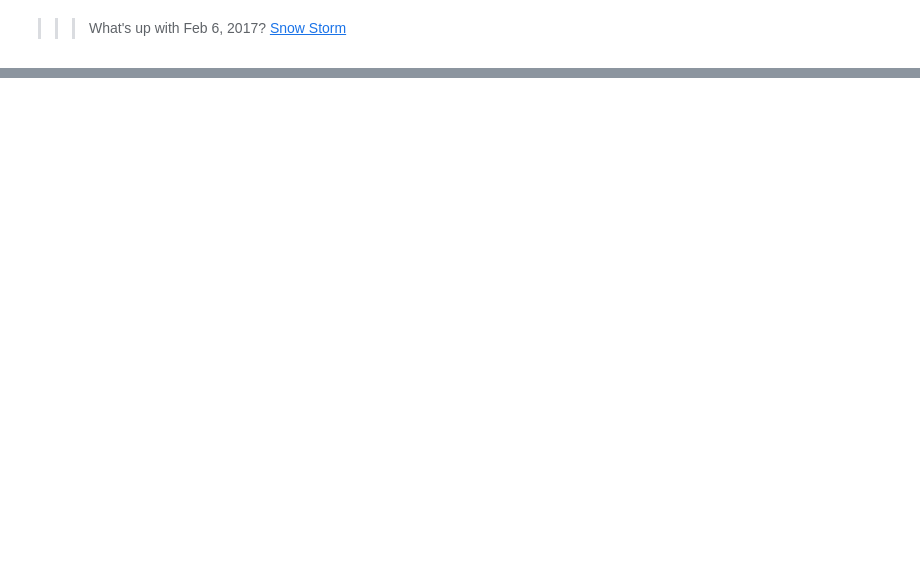
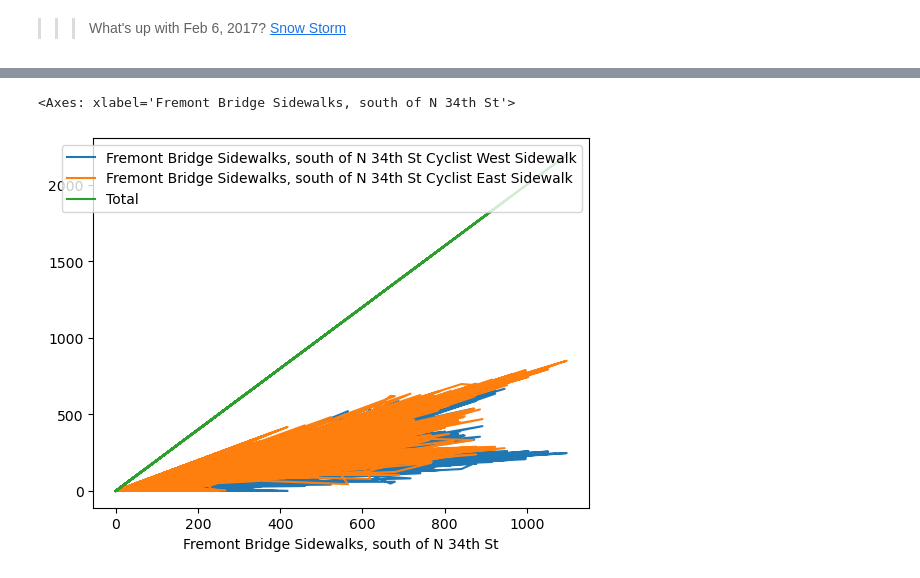
Before and after one commit to alishanstyles/Projects, a Jupyter notebook: startercode.ipynb, the cells around one changed output, grey strips where cells are left out. Cells and saved outputs as stored; diff of their text form; code cells hidden in the pictures; blank space fills up the shorter version.

Commit message:
visualizations

```diff
--- a/startercode.ipynb
+++ b/startercode.ipynb
@@ -320,0 +342,5 @@ DatetimeIndex(['2012-11-22', '2012-11-23', '2012-12-25', '2013-01-01',
+# %%
+df.plot('Fremont Bridge Sidewalks, south of N 34th St')
+# %% [output]
+<Axes: xlabel='Fremont Bridge Sidewalks, south of N 34th St'>
+[figure, added]
```
Also changed, not shown: parts of 12 cells of this notebook.
